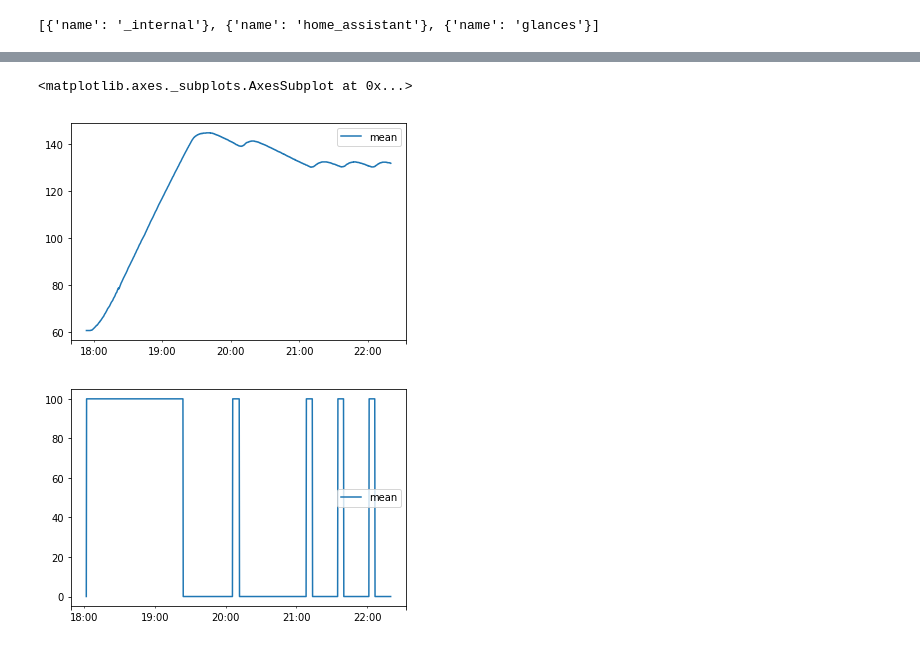
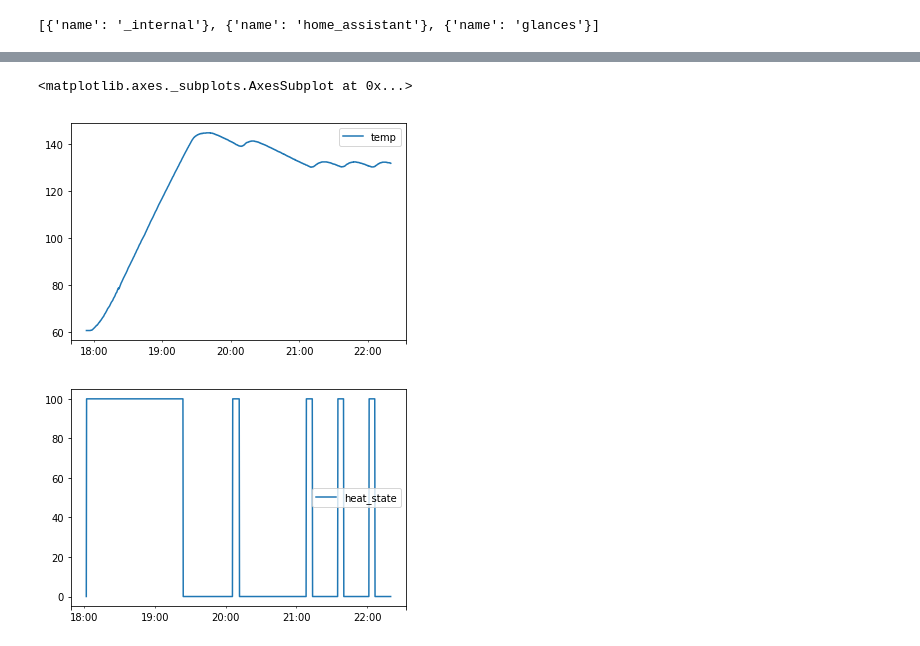
Before and after one commit to mj514316/sous_vide, a Jupyter notebook: notebooks/ConnectToInflux.ipynb, the cells around one changed output, grey strips where cells are left out. Drawn from its saved outputs; the diff is of its cells as text; code cells hidden in the pictures.

```diff
--- a/notebooks/ConnectToInflux.ipynb
+++ b/notebooks/ConnectToInflux.ipynb
@@ -20,3 +17,3 @@ timeFilter = 'time >= 1577382826582ms and time <= 1577398809205ms'
 # %%
-temp = db.query(f'SELECT mean("value") FROM "°F" WHERE ("entity_id" =~ /su/) AND {timeFilter} GROUP BY time(15s), "entity_id" fill(previous);',database='home_assistant')
-state = db.query(f'SELECT mean("value") *100 FROM "state" WHERE ("entity_id" =~ /suviderelay/) AND {timeFilter} GROUP BY time(15s) fill(previous);',database='home_assistant')
+temp = db.query(f'SELECT mean("value") as temp FROM "°F" WHERE ("entity_id" =~ /su/) AND {timeFilter} GROUP BY time(15s), "entity_id" fill(previous);',database='home_assistant')
+state = db.query(f'SELECT mean("value")*100 as heat_state FROM "state" WHERE ("entity_id" =~ /suviderelay/) AND {timeFilter} GROUP BY time(15s) fill(previous);',database='home_assistant')
@@ -44,7 +19,0 @@ state['state']
-# %%
-temp[('°F', (('entity_id', 'su_vide_temp'),))].plot()
-state['state'].plot()
-# %% [output]
-<matplotlib.axes._subplots.AxesSubplot at 0x...>
-[figure, removed]
-[figure, removed]
@@ -52,0 +20,12 @@ results['example'].describe()
+# %%
+flat_state = state['state']
+#flat_temp.rename(columns={"mean": "a", "B": "c"}, axis = 1)
+flat_temp = temp[('°F', (('entity_id', 'su_vide_temp'),))]
+#flat_temp.rename(['temp'], axis = 1)
+# %%
+flat_temp.plot()
+flat_state.plot()
+# %% [output]
+<matplotlib.axes._subplots.AxesSubplot at 0x...>
+[figure, added]
+[figure, added]
```
Also changed, not shown: parts of 11 cells of this notebook, 1 other file.
